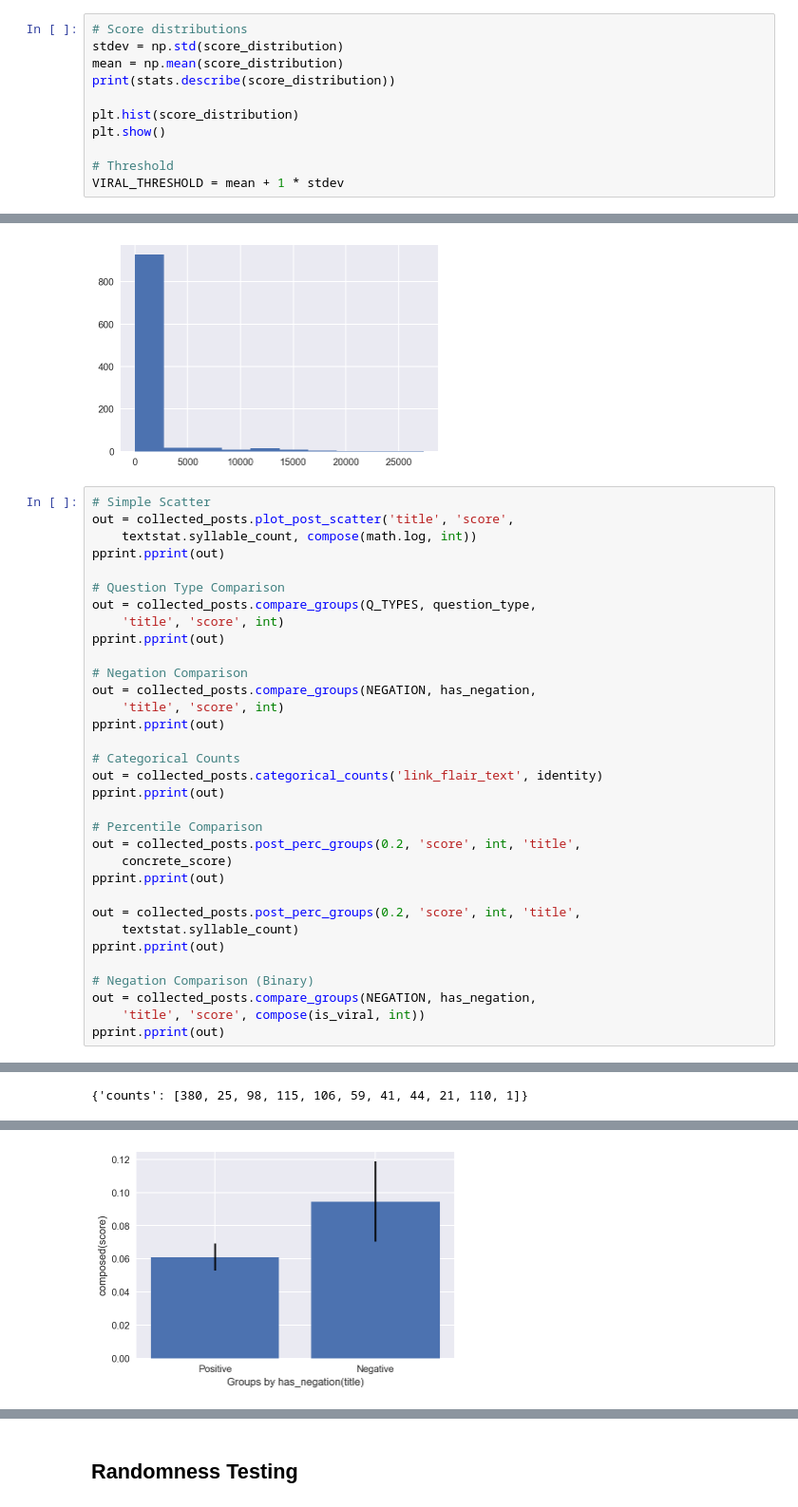
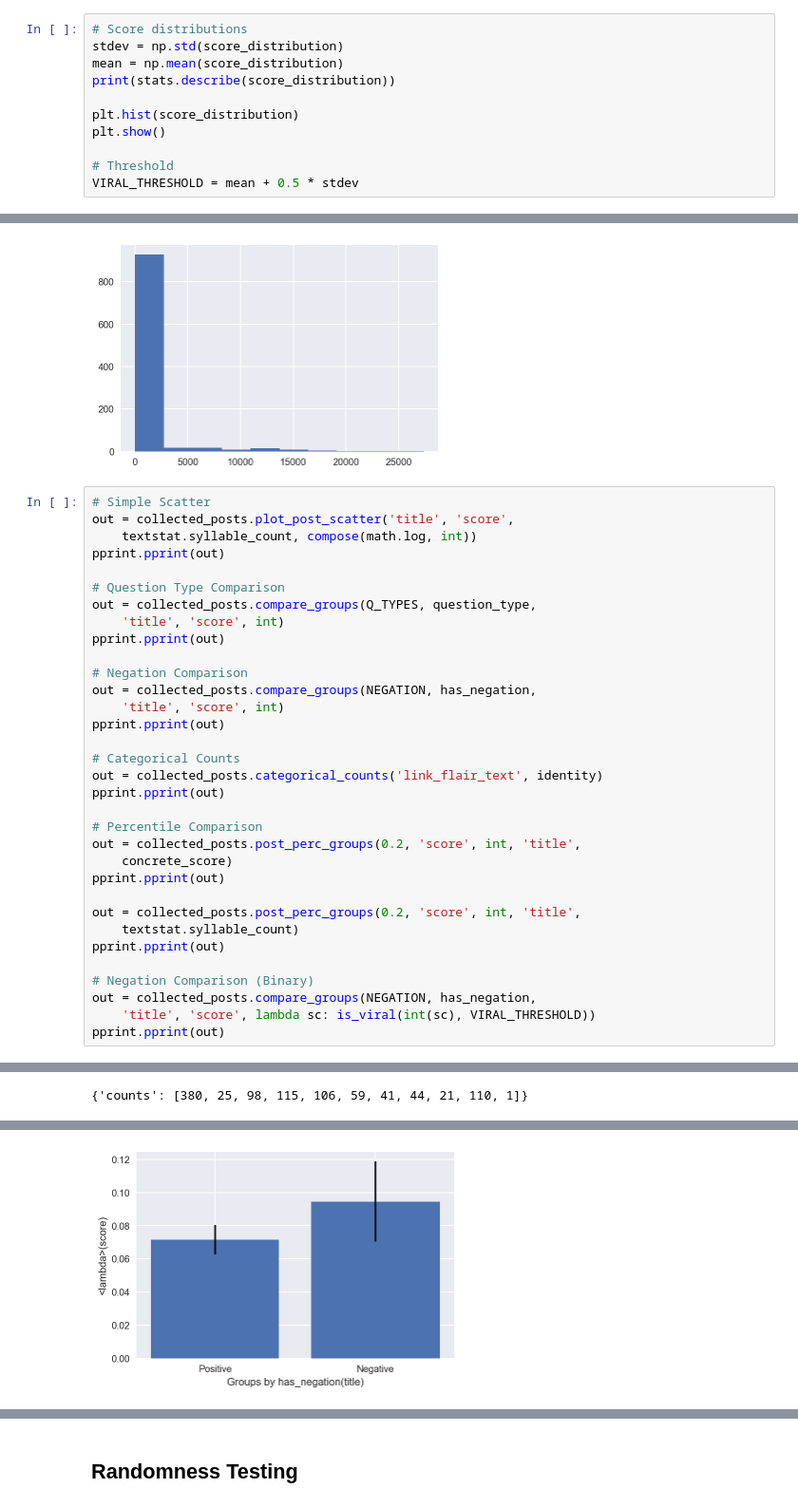
Before and after one commit to hermish/cocosci-research, a Jupyter notebook: analysis/interactive.ipynb, the cells around one changed output, grey strips where cells are left out. Shown: that part at 95% size. Drawn from its saved outputs; the diff is of its cells as text.

```diff
--- a/analysis/interactive.ipynb
+++ b/analysis/interactive.ipynb
@@ -60,7 +55,7 @@ plt.hist(score_distribution)
 plt.show()
 
 # Threshold
-VIRAL_THRESHOLD = mean + 1 * stdev
+VIRAL_THRESHOLD = mean + 0.5 * stdev
 # %% [output]
 DescribeResult(nobs=1000, minmax=(4, 27359), mean=804.17399999999998, variance=8915111.8715955969, skewness=4.871650617288869, kurtosis=26.657144220151764)
 [figure]
@@ -95,7 +90,7 @@ pprint.pprint(out)
 
 # Negation Comparison (Binary)
 out = collected_posts.compare_groups(NEGATION, has_negation,
-    'title', 'score', compose(is_viral, int))
+    'title', 'score', lambda sc: is_viral(int(sc), VIRAL_THRESHOLD))
 pprint.pprint(out)
 # %% [output]
 [figure]
@@ -115,31 +110,31 @@ pprint.pprint(out)
  'p-value': 0.50900121202035464,
  'sizes': [339, 402, 141, 11],
  'vars': ['How', 'Why', 'What', 'When']}
 [figure]
 {'anova_f': 1.7205391537742338,
  'errors': [99.923901703609886, 275.50784324207041],
  'maxs': [27359, 19802],
  'means': [752.57394366197184, 1101.2229729729729],
  'mins': [4, 5],
  'p-value': 0.18992531542445809,
  'sizes': [852, 148],
  'vars': ['Positive', 'Negative']}
 [figure]
 {'counts': [380, 25, 98, 115, 106, 59, 41, 44, 21, 110, 1]}
 [figure]
 {'anova_f': 6.3425284229524301,
  'errors': [1.1797073781143301, 1.24463949411125, 1.3056447549517505],
  'maxs': [82.709999999999994, 88.150000000000034, 108.95],
  'means': [24.214049999999997, 27.062899999999999, 30.471592039800999],
  'mins': [0, 0, 1.5900000000000001],
  'p-value': 0.0018805433871546488,
  'sizes': [200, 200, 201]}
 [figure]
 {'anova_f': 8.0839146140494567,
  'errors': [0.81378456321475723, 0.8491088766595899, 0.91020005193975073],
  'maxs': [63.0, 73.8, 81.9],
  'means': [21.388500000000001, 23.103000000000002, 26.202985074626866],
  'mins': [4.5, 1.8, 6.3],
  'p-value': 0.00034341709431160621,
  'sizes': [200, 200, 201]}
-[figure, old version]
+[figure, new version]
```
Also changed, not shown: parts of 6 cells of this notebook, 4 other files.
